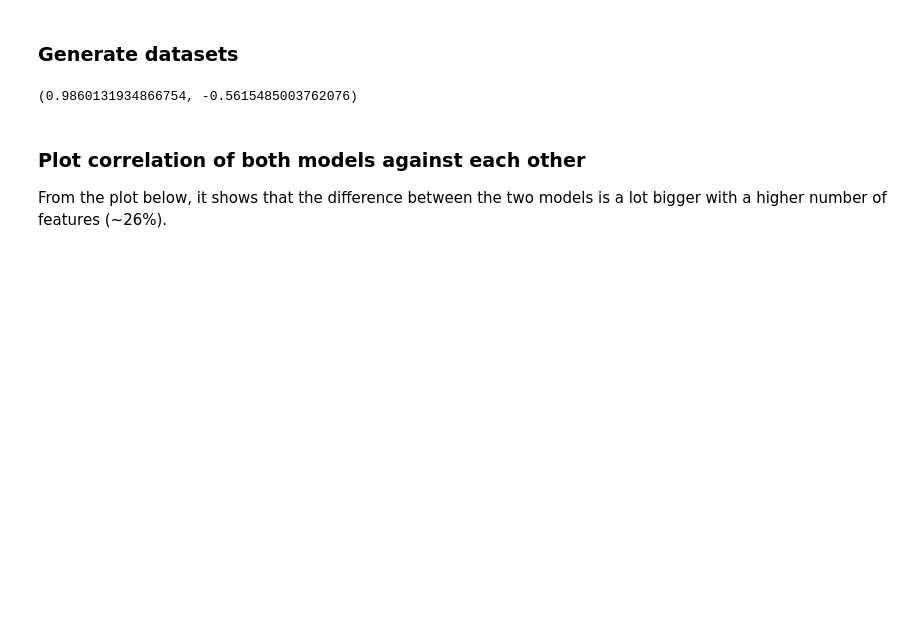
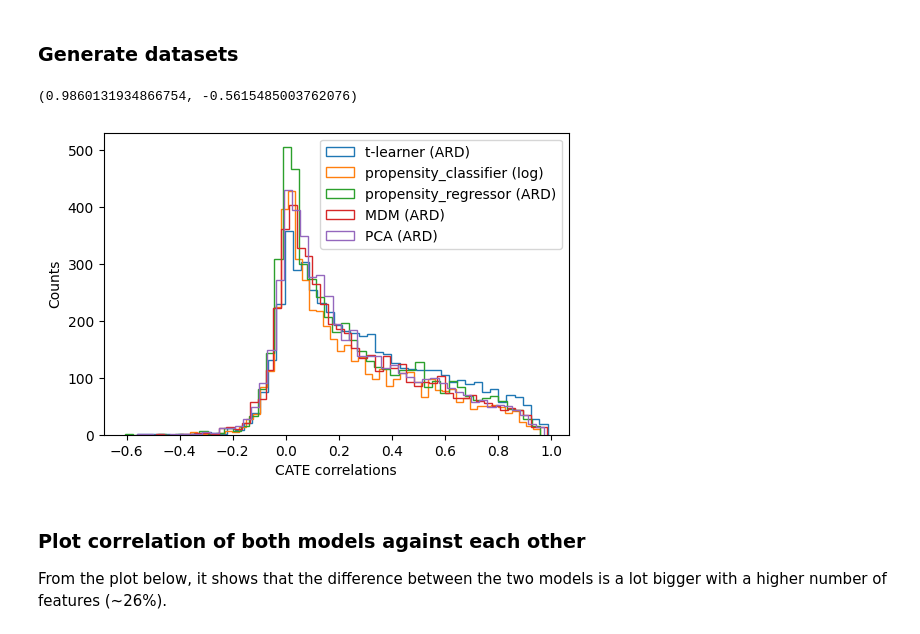
Before and after one commit to UtrechtUniversity/nudging, a Jupyter notebook: examples/simulation-new-and-fast.ipynb, the cells around one changed output. Saved outputs shown, nothing was run; the diff lists cells and outputs as text; code cells hidden in the pictures; blank space fills up the shorter version.

Commit message:
Update simulation with histogram

```diff
--- a/examples/simulation-new-and-fast.ipynb
+++ b/examples/simulation-new-and-fast.ipynb
@@ -28,6 +28,16 @@ results = {name: values["individual"] for name, values in sub_results.items()}
 np.max(results["t-learner (ARD)"]), np.min(results["t-learner (ARD)"])
 # %% [output]
 (0.9860131934866754, -0.5615485003762076)
+# %%
+plt.figure(dpi=100)
+for label, res in results.items():
+    plt.hist(res, bins=50, label=label, histtype="step")
+    plt.xlabel("CATE correlations")
+    plt.ylabel("Counts")
+plt.legend()
+plt.show()
+# %% [output]
+[figure, added]
 # %% [markdown]
 ### Plot correlation of both models against each other
 
```
